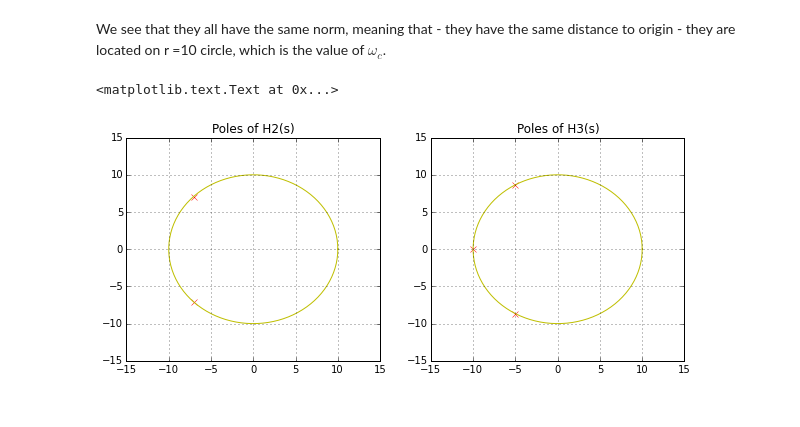
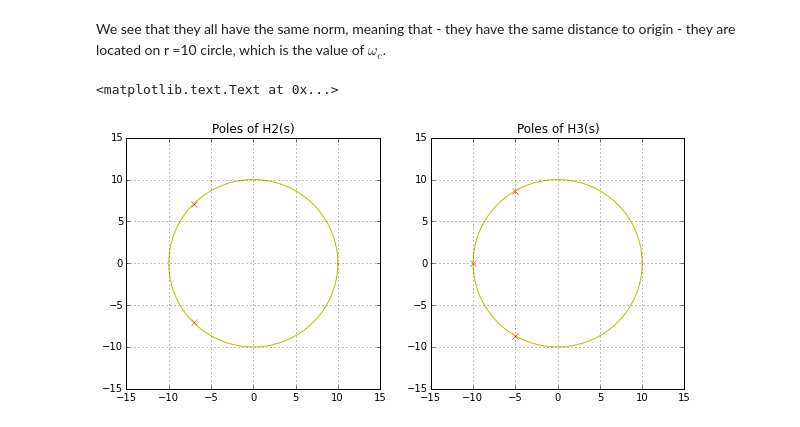
Before and after one commit to GurayGurkan/Lecture-Codes-Signal-Processing-Applications, a Jupyter notebook: EE0404_Lecture10.ipynb, the cells around one changed output. Drawn from its saved outputs; the diff is of its cells as text; code cells hidden in the pictures.

```diff
--- a/EE0404_Lecture10.ipynb
+++ b/EE0404_Lecture10.ipynb
@@ -112,7 +112,7 @@ Poles of H3 are [-10.+0.j          -5.+8.66025404j  -5.-8.66025404j]
 # %% [markdown]
 If we plot the poles, the result is interesting...
 # %%
-rcParams['figure.figsize']=(10,4)
+rcParams['figure.figsize']=(10,4.5)
 subplot(1,2,1)
 plot(real(polesH2),imag(polesH2),'rx')
 axis([-15,15,-15,15])
@@ -139,24 +139,24 @@ We see that they all have the same norm, meaning that
     - they have the same distance to origin
     - they are located on r =10 circle, which is the value of $\omega_c$.
 # %%
-rcParams['figure.figsize']=(10,4)
+rcParams['figure.figsize']=(10,4.5)
 subplot(1,2,1)
 plot(real(polesH2),imag(polesH2),'rx')
 hold(True)
 plot(10*xx,10*yy,'-y')
 axis([-15,15,-15,15])
 grid(True)
 title('Poles of H2(s)')
 subplot(1,2,2)
 plot(real(polesH3),imag(polesH3),'rx')
 hold(True)
 plot(10*xx,10*yy,'-y')
 axis([-15,15,-15,15])
 grid(True)
 title('Poles of H3(s)')
 # %% [output]
 <matplotlib.text.Text at 0x...>
-[figure, old version]
+[figure, new version]
 # %% [markdown]
 ### Butterworth Polynomials
 
```
Also changed, not shown: parts of 15 cells of this notebook.
